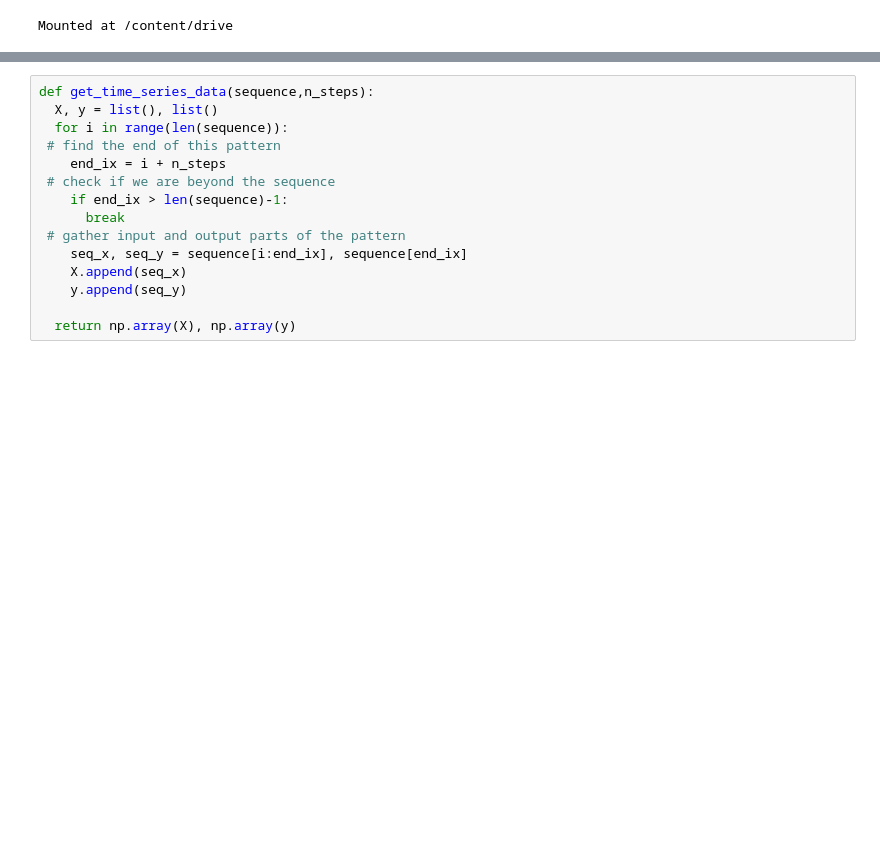
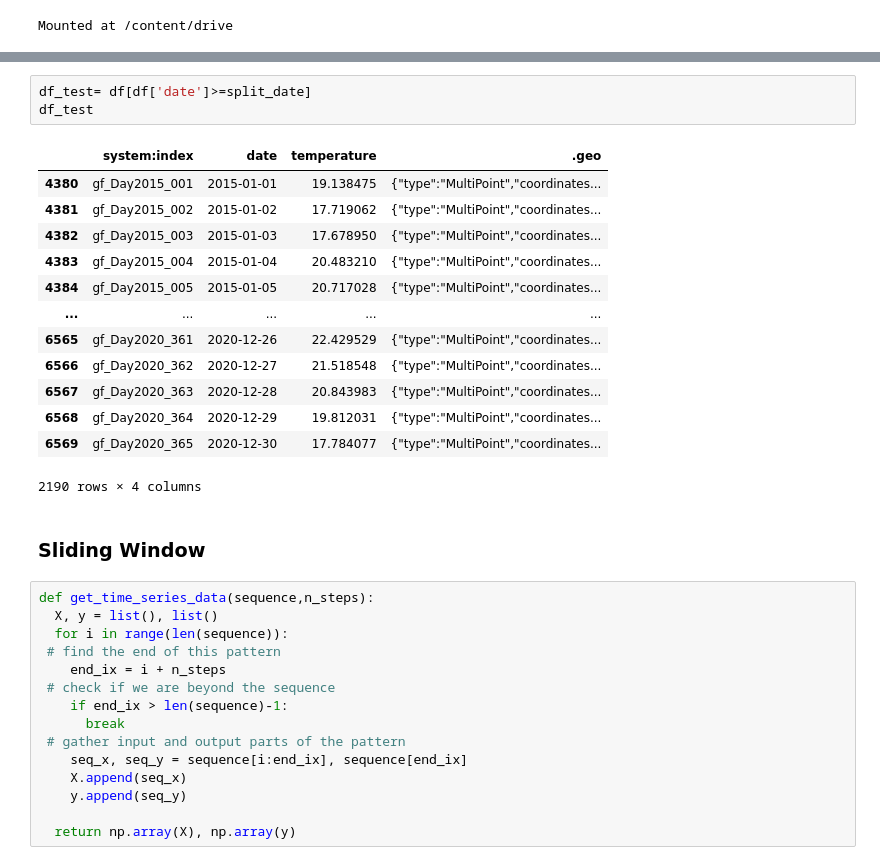
Before and after one commit to MnCSSJ4x/Global-Warming-Detection, a Jupyter notebook: Time_Series_Analysis_of_Land_Temperature_using_MODIS_DRAFT1.ipynb, the cells around one changed output, grey strips where cells are left out. Cells and saved outputs as stored; diff of their text form; blank space fills up the shorter version.

```diff
--- a/Time_Series_Analysis_of_Land_Temperature_using_MODIS_DRAFT1.ipynb
+++ b/Time_Series_Analysis_of_Land_Temperature_using_MODIS_DRAFT1.ipynb
@@ -58,3 +84,22 @@ table
+# %%
+df_test= df[df['date']>=split_date]
+df_test
+# %% [output]
+|  | system:index | date | temperature | .geo |
+| 4380 | gf_Day2015_001 | 2015-01-01 | 19.138475 | {"type":"MultiPoint","coordinates... |
+| 4381 | gf_Day2015_002 | 2015-01-02 | 17.719062 | {"type":"MultiPoint","coordinates... |
+| 4382 | gf_Day2015_003 | 2015-01-03 | 17.678950 | {"type":"MultiPoint","coordinates... |
+| 4383 | gf_Day2015_004 | 2015-01-04 | 20.483210 | {"type":"MultiPoint","coordinates... |
+| 4384 | gf_Day2015_005 | 2015-01-05 | 20.717028 | {"type":"MultiPoint","coordinates... |
+| ... | ... | ... | ... | ... |
+| 6565 | gf_Day2020_361 | 2020-12-26 | 22.429529 | {"type":"MultiPoint","coordinates... |
+| 6566 | gf_Day2020_362 | 2020-12-27 | 21.518548 | {"type":"MultiPoint","coordinates... |
+| 6567 | gf_Day2020_363 | 2020-12-28 | 20.843983 | {"type":"MultiPoint","coordinates... |
+| 6568 | gf_Day2020_364 | 2020-12-29 | 19.812031 | {"type":"MultiPoint","coordinates... |
+| 6569 | gf_Day2020_365 | 2020-12-30 | 17.784077 | {"type":"MultiPoint","coordinates... |
+2190 rows × 4 columns
+# %% [markdown]
+### Sliding Window
 # %%
 def get_time_series_data(sequence,n_steps):
   X, y = list(), list()
```
Also changed, not shown: parts of 37 cells of this notebook.
